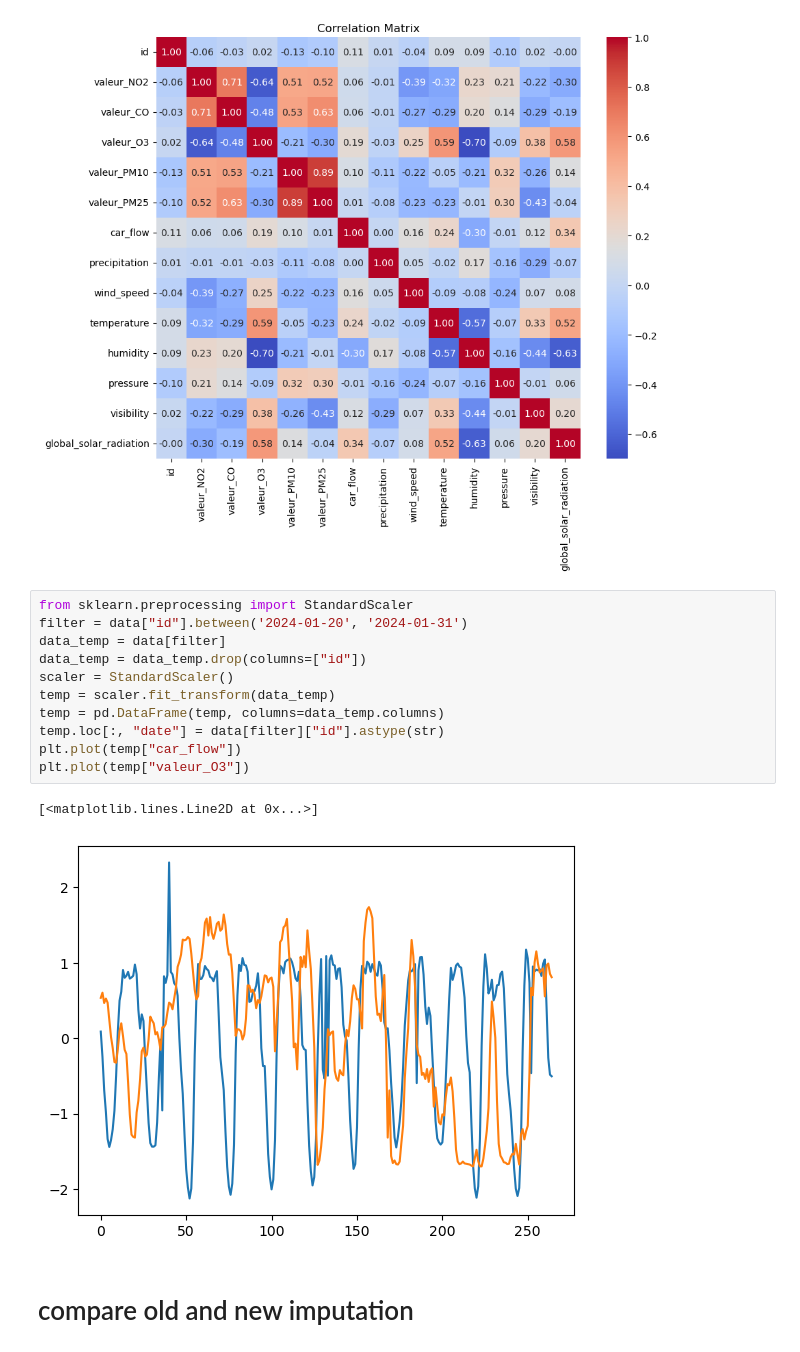
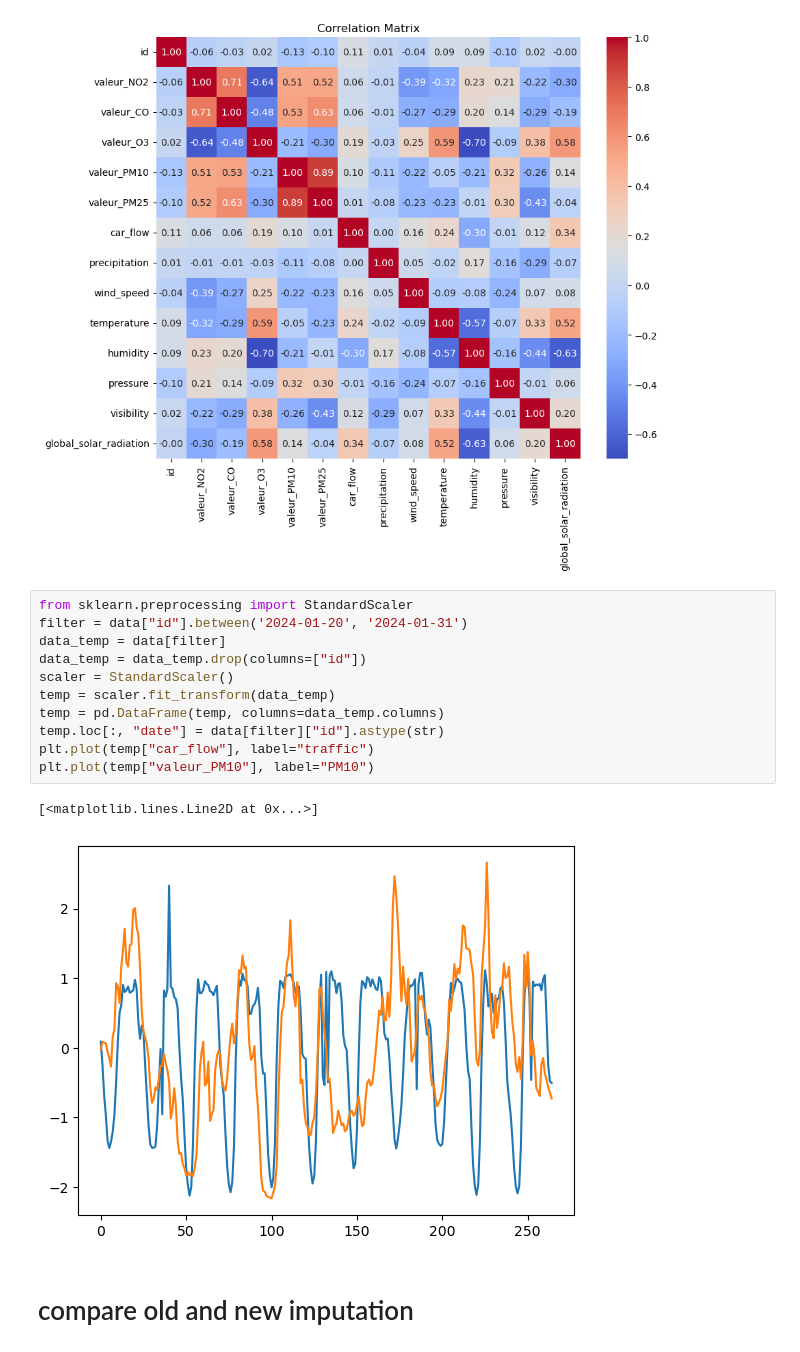
Before and after one commit to matthieudelsart/time_series_project, a Jupyter notebook: EDA_matthieu.ipynb, the cells around one changed output. Drawn from its saved outputs; the diff is of its cells as text.

Commit message:
update traffic data

```diff
--- a/EDA_matthieu.ipynb
+++ b/EDA_matthieu.ipynb
@@ -294,17 +294,17 @@ plt.show()
 # %%
 from sklearn.preprocessing import StandardScaler
 filter = data["id"].between('2024-01-20', '2024-01-31')
 data_temp = data[filter]
 data_temp = data_temp.drop(columns=["id"])
 scaler = StandardScaler()
 temp = scaler.fit_transform(data_temp)
 temp = pd.DataFrame(temp, columns=data_temp.columns)
 temp.loc[:, "date"] = data[filter]["id"].astype(str)
-plt.plot(temp["car_flow"])
-plt.plot(temp["valeur_O3"])
+plt.plot(temp["car_flow"], label="traffic")
+plt.plot(temp["valeur_PM10"], label="PM10")
 # %% [output]
 [<matplotlib.lines.Line2D at 0x...>]
-[figure, old version]
+[figure, new version]
 # %% [markdown]
 # compare old and new imputation
 # %%
```
Also changed, not shown: parts of 2 cells of this notebook, 4 other files.
